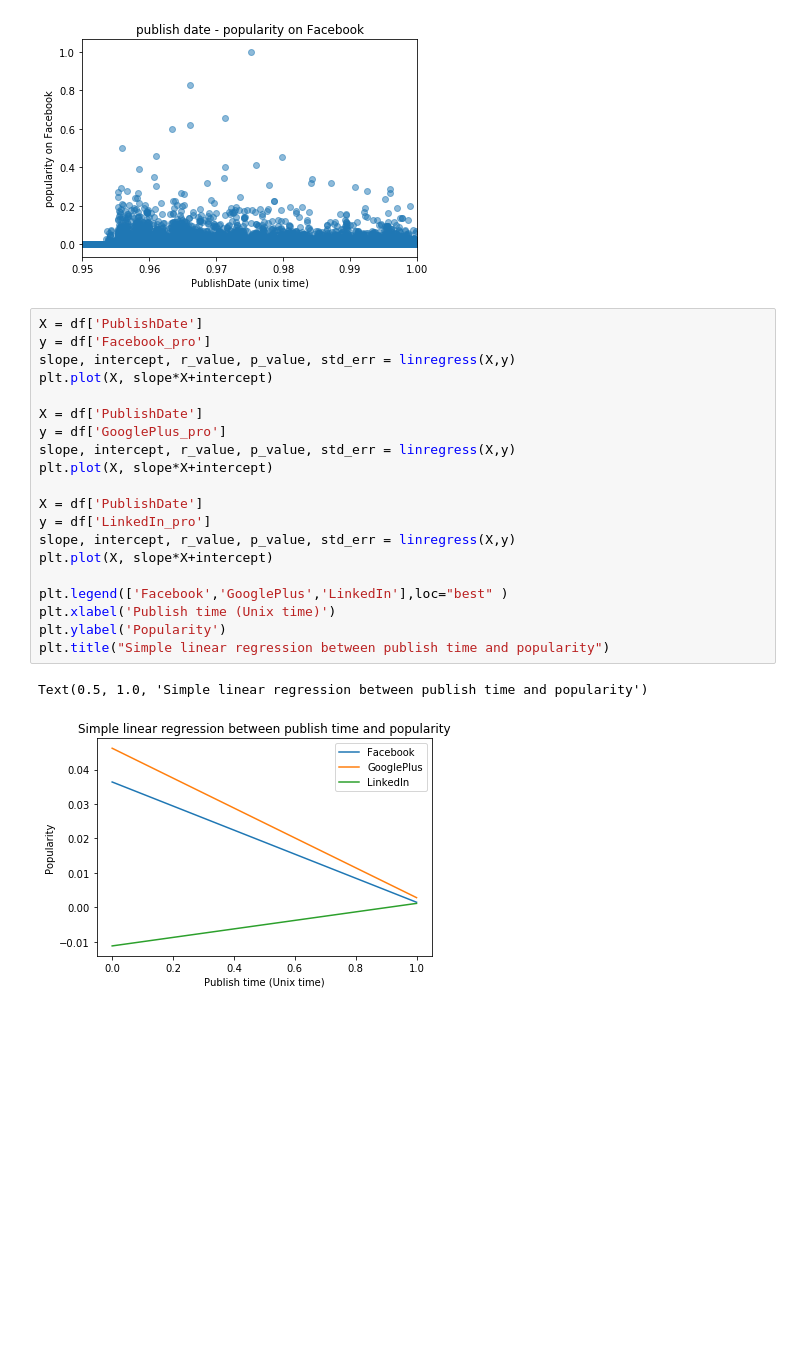
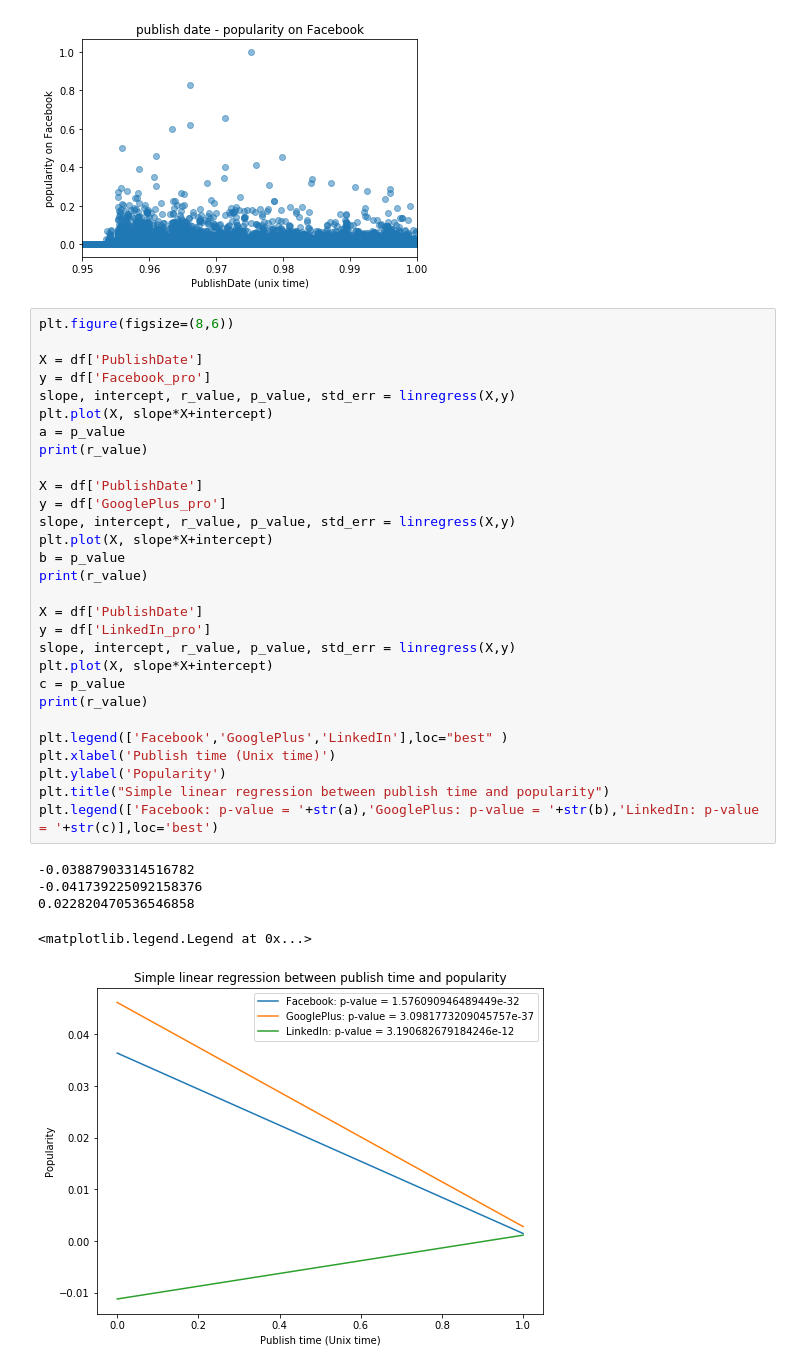
Before and after one commit to zshen15/data1030_project, a Jupyter notebook: src/EDA.ipynb, the cells around one changed output. Saved outputs shown, nothing was run; the diff lists cells and outputs as text; blank space fills up the shorter version.

```diff
--- a/src/EDA.ipynb
+++ b/src/EDA.ipynb
@@ -96,25 +135,37 @@ plt.show()
 # %% [output]
 [figure]
 # %%
+plt.figure(figsize=(8,6))
+
 X = df['PublishDate']
 y = df['Facebook_pro']
 slope, intercept, r_value, p_value, std_err = linregress(X,y)
 plt.plot(X, slope*X+intercept)
+a = p_value
+print(r_value)
 
 X = df['PublishDate']
 y = df['GooglePlus_pro']
 slope, intercept, r_value, p_value, std_err = linregress(X,y)
 plt.plot(X, slope*X+intercept)
+b = p_value
+print(r_value)
 
 X = df['PublishDate']
 y = df['LinkedIn_pro']
 slope, intercept, r_value, p_value, std_err = linregress(X,y)
 plt.plot(X, slope*X+intercept)
+c = p_value
+print(r_value)
 
 plt.legend(['Facebook','GooglePlus','LinkedIn'],loc="best" )
 plt.xlabel('Publish time (Unix time)')
 plt.ylabel('Popularity')
 plt.title("Simple linear regression between publish time and popularity")
+plt.legend(['Facebook: p-value = '+str(a),'GooglePlus: p-value = '+str(b),'LinkedIn: p-value = '+str(c)],loc='best')
 # %% [output]
-Text(0.5, 1.0, 'Simple linear regression between publish time and popularity')
+-0.03887903314516782
+-0.041739225092158376
+0.022820470536546858
+<matplotlib.legend.Legend at 0x...>
-[figure, old version]
+[figure, new version]
```
Also changed, not shown: parts of 4 cells of this notebook, 18 other files.
